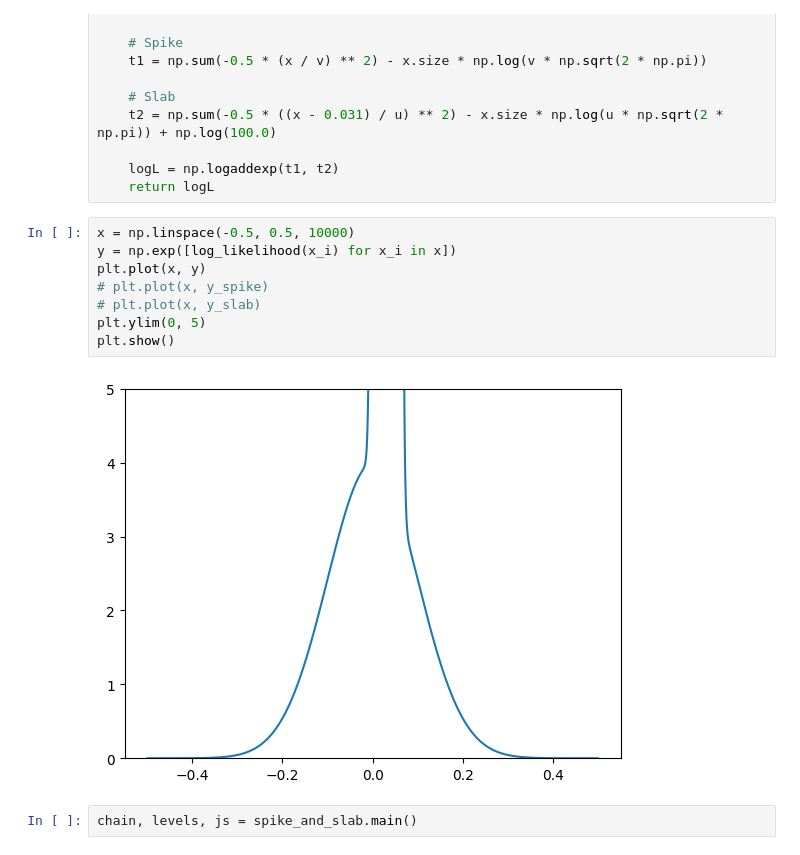
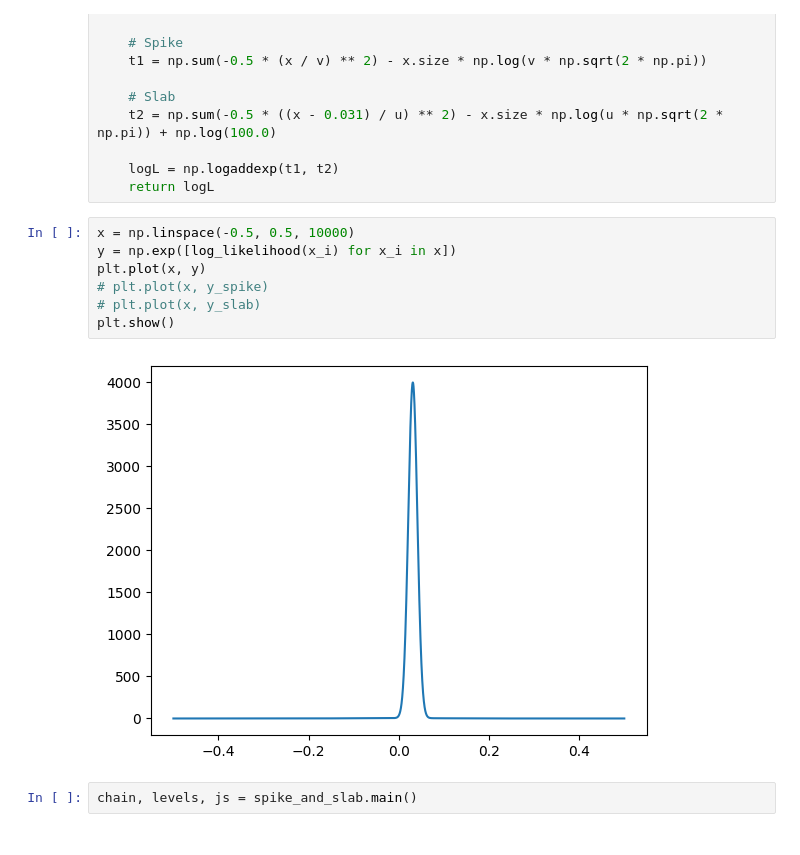
Before and after one commit to thomas-egg/nested_sampling, a Jupyter notebook: examples/spike_slab/sandbox.ipynb, the cells around one changed output. Cells and saved outputs as stored; diff of their text form.

```diff
--- a/examples/spike_slab/sandbox.ipynb
+++ b/examples/spike_slab/sandbox.ipynb
@@ -30,13 +30,12 @@ def log_likelihood(x):
 # %%
 x = np.linspace(-0.5, 0.5, 10000)
 y = np.exp([log_likelihood(x_i) for x_i in x])
 plt.plot(x, y)
 # plt.plot(x, y_spike)
 # plt.plot(x, y_slab)
-plt.ylim(0, 5)
 plt.show()
 # %% [output]
-[figure, old version]
+[figure, new version]
 # %%
 chain, levels, js = spike_and_slab.main()
 # %%
```
Also changed, not shown: parts of 6 cells of this notebook, 3 other files.
